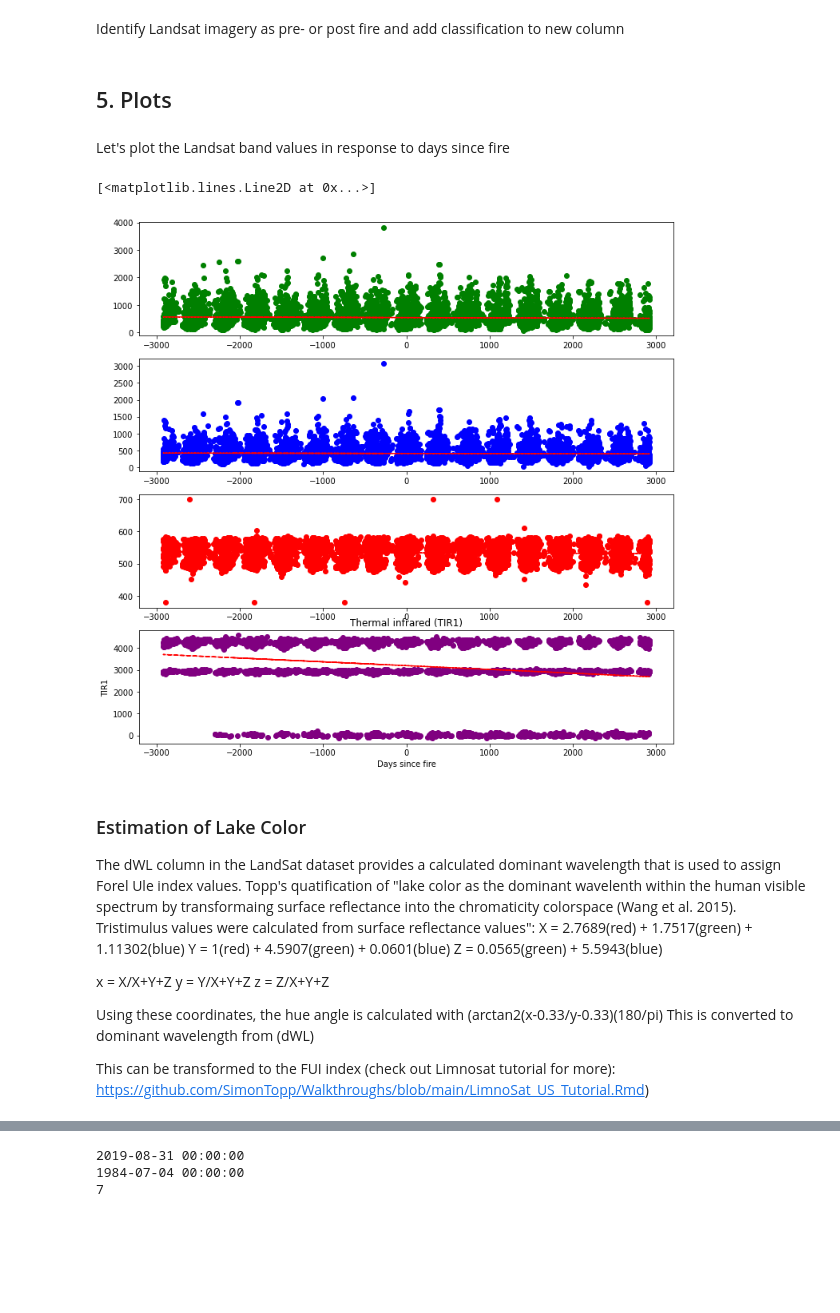
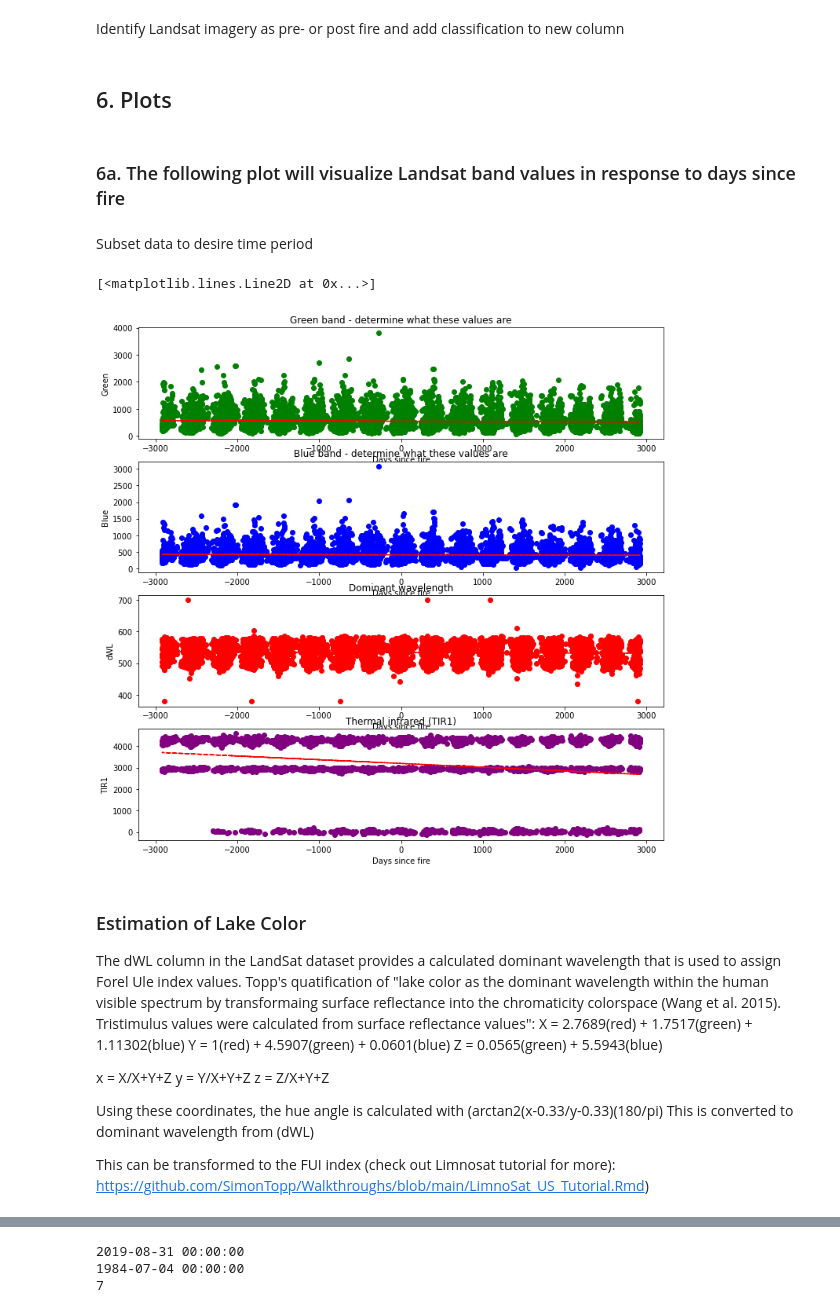
Before and after one commit to earthlab-education/ea-2021-final-project-wildfire_lake_productivity, a Jupyter notebook: data_collection_and_analysis_notebooks/02_observe_color_trends.ipynb, the cells around one changed output, grey strips where cells are left out. Cells and saved outputs as stored; diff of their text form; code cells hidden in the pictures; blank space fills up the shorter version.

```diff
--- a/data_collection_and_analysis_notebooks/02_observe_color_trends.ipynb
+++ b/data_collection_and_analysis_notebooks/02_observe_color_trends.ipynb
@@ -170,7 +182,11 @@ burned_lakes_tabular['years_since'] = burned_lakes_tabular['years_since'].astype
 # # Map.addLayer(catchmentBuffer, {}, 'catchment buffer')
 # # Map
 # %% [markdown]
-## 5. Plots
+## 6. Plots
+# %% [markdown]
+### 6a. The following plot will visualize Landsat band values in response to days since fire
+# %% [markdown]
+Subset data to desire time period
 # %%
 # When exploring data, can subset by month to limit seasonal effects
 plot_subset = burned_lakes_tabular.loc[burned_lakes_tabular['img_month'] == 7]
@@ -178,8 +194,6 @@ plot_subset = burned_lakes_tabular.loc[burned_lakes_tabular['img_month'] == 7]
 plot_subset = plot_subset.loc[(plot_subset['days_since'] < 2920) & (plot_subset['days_since'] > -2920)]
 
 #plot_subset.dtypes
-# %% [markdown]
-Let's plot the Landsat band values in response to days since fire
 # %%
 # Plots
 # Plot 1
@@ -188,48 +202,61 @@ fig, (ax1, ax2, ax3, ax4) = plt.subplots(4, 1, figsize=(12, 12))
 ax1.scatter(x=plot_subset['days_since'],
             y=plot_subset['Green'],
             color='green')
+ax1.set(title="Green band - determine what these values are",
+        xlabel="Days since fire",
+        ylabel="Green")
 
 # calc the trendline
 z = np.polyfit(plot_subset['days_since'], plot_subset['Green'], 1)
 p = np.poly1d(z)
 ax1.plot(plot_subset['days_since'], p(plot_subset['days_since']), "r--")
 
+
 # Plot 2
 ax2.scatter(x=plot_subset['days_since'],
             y=plot_subset['Blue'],
             color='blue')
+ax2.set(title="Blue band - determine what these values are",
+        xlabel="Days since fire",
+        ylabel="Blue")
+
 # calc the trendline
 z = np.polyfit(plot_subset['days_since'], plot_subset['Blue'], 1)
 p = np.poly1d(z)
 ax2.plot(plot_subset['days_since'], p(plot_subset['days_since']), "r--")
 
 # Plot 3
 ax3.scatter(x=plot_subset['days_since'],
             y=plot_subset['dWL'],
             color='red')
+ax3.set(title="Dominant wavelength",
+        xlabel="Days since fire",
+        ylabel="dWL")
+
 # calc the trendline
 z = np.polyfit(plot_subset['days_since'], plot_subset['dWL'], 1)
 p = np.poly1d(z)
 ax3.plot(plot_subset['days_since'], p(plot_subset['days_since']), "r--")
 
 # Plot 4
 ax4.scatter(x=plot_subset['days_since'],
             y=plot_subset['TIR1'],
             color='purple')
 ax4.set(title="Thermal infrared (TIR1)",
         xlabel="Days since fire",
         ylabel="TIR1")
+
 # calc the trendline
 z = np.polyfit(plot_subset['days_since'], plot_subset['TIR1'], 1)
 p = np.poly1d(z)
 ax4.plot(plot_subset['days_since'], p(plot_subset['days_since']), "r--")
 # %% [output]
 [<matplotlib.lines.Line2D at 0x...>]
-[figure, old version]
+[figure, new version]
 # %% [markdown]
 ### Estimation of Lake Color
 The dWL column in the LandSat dataset provides a calculated dominant wavelength that is used to assign Forel Ule index values.
-Topp's quatification of "lake color as the dominant wavelenth within the human visible spectrum by transformaing surface reflectance into the chromaticity colorspace (Wang et al. 2015). Tristimulus values were calculated from surface reflectance values":
+Topp's quatification of "lake color as the dominant wavelength within the human visible spectrum by transformaing surface reflectance into the chromaticity colorspace (Wang et al. 2015). Tristimulus values were calculated from surface reflectance values":
 X = 2.7689(red) + 1.7517(green) + 1.11302(blue)
 Y = 1(red) + 4.5907(green) + 0.0601(blue)
 Z = 0.0565(green) + 5.5943(blue)
```
Also changed, not shown: parts of 10 cells of this notebook, 16 other files.
